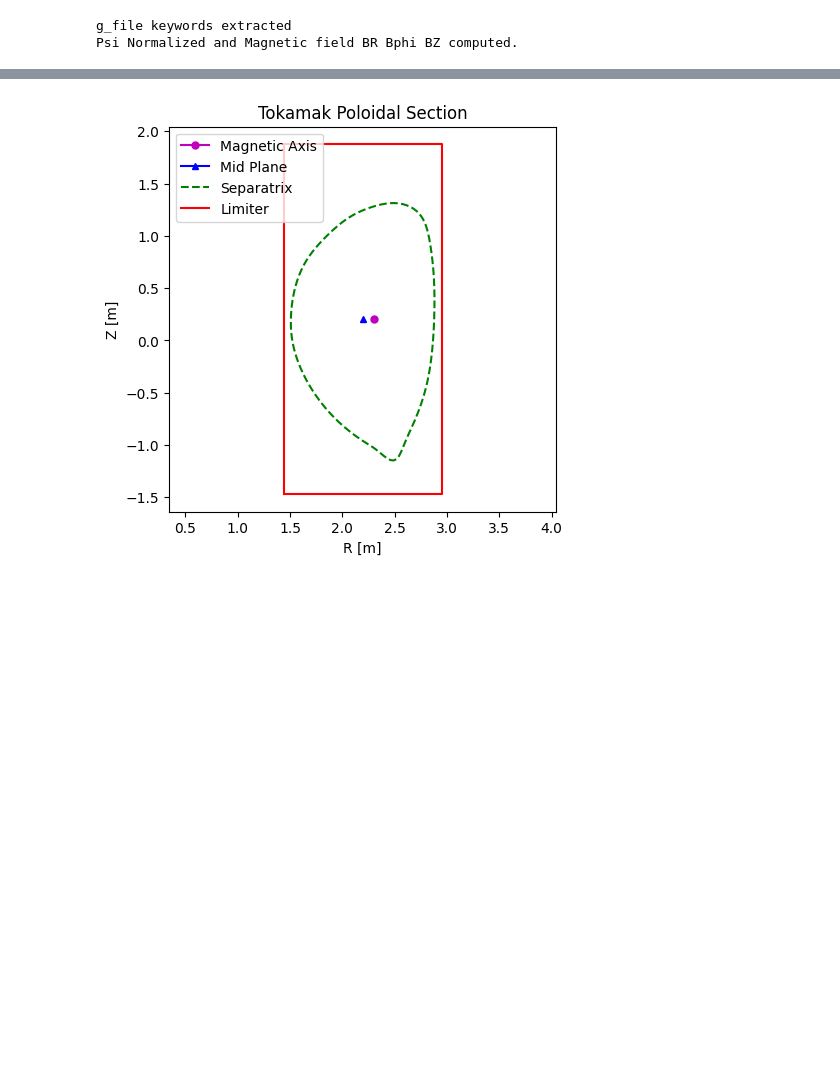
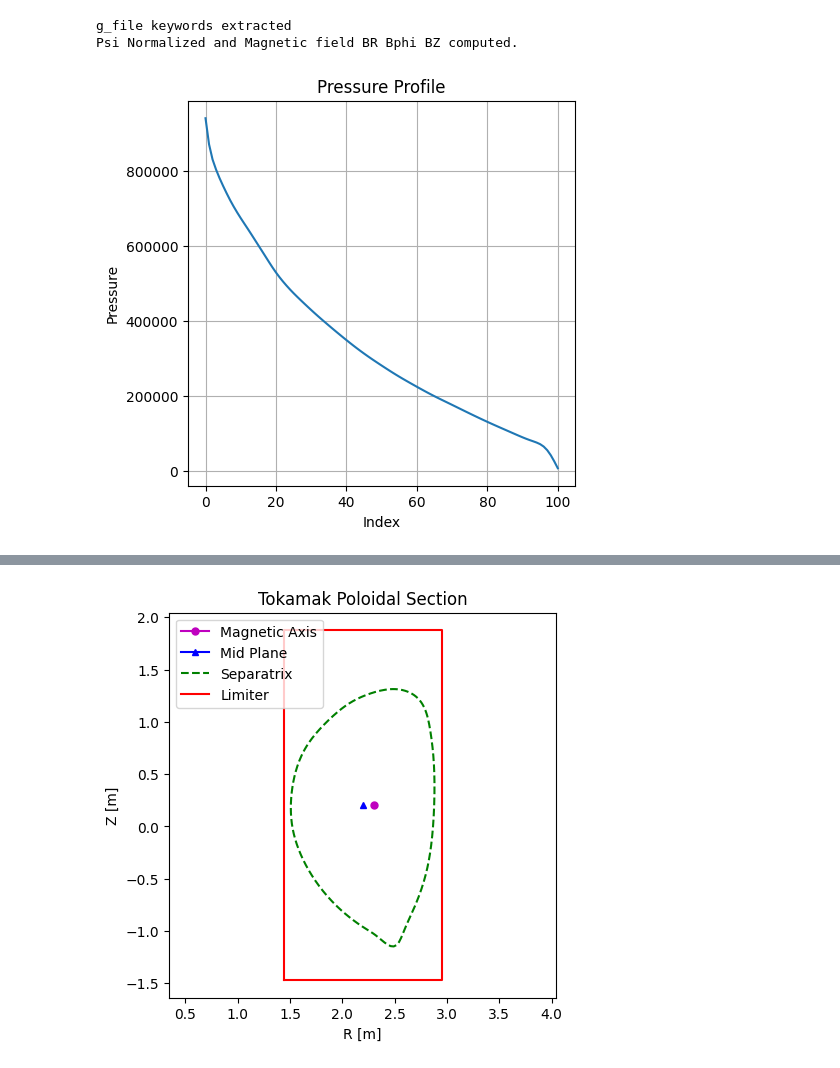
Before and after one commit to swarajsao1/Plasma, a Jupyter notebook: DTT/DTT_N/DTT.ipynb, the cells around one changed output, grey strips where cells are left out. Cells and saved outputs as stored; diff of their text form; code cells hidden in the pictures; blank space fills up the shorter version.

Commit message:
pressure profilr loaded

```diff
--- a/DTT/DTT_N/DTT.ipynb
+++ b/DTT/DTT_N/DTT.ipynb
@@ -20,3 +20,13 @@ Psi Normalized and Magnetic field BR Bphi BZ computed.
 # %%
 import matplotlib.pyplot as plt
 import numpy as np
+# %%
+plt.figure(figsize=(5, 5))
+plt.plot(g.pres)
+plt.xlabel('Index')
+plt.ylabel('Pressure')
+plt.title('Pressure Profile')
+plt.grid()
+plt.show()
+# %% [output]
+[figure, added]
```
Also changed, not shown: parts of 2 cells of this notebook.
